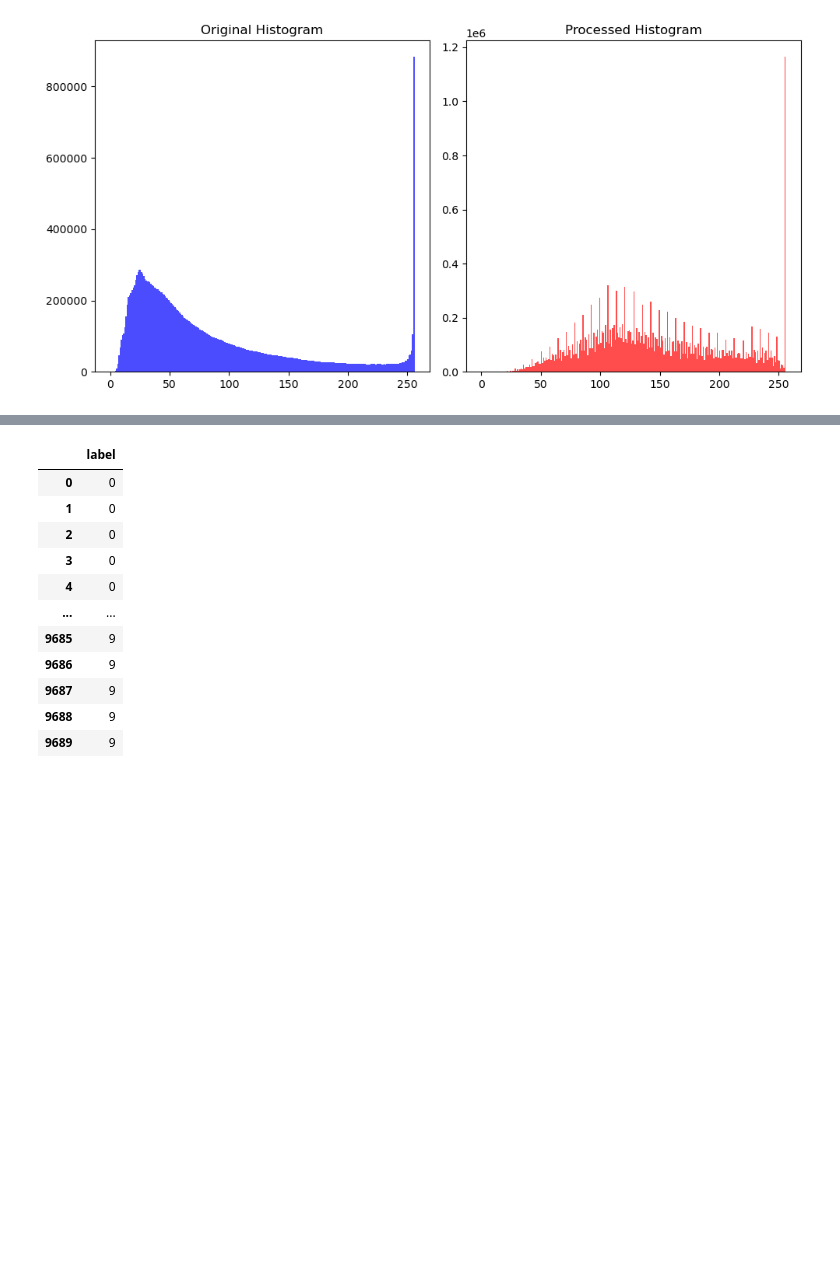
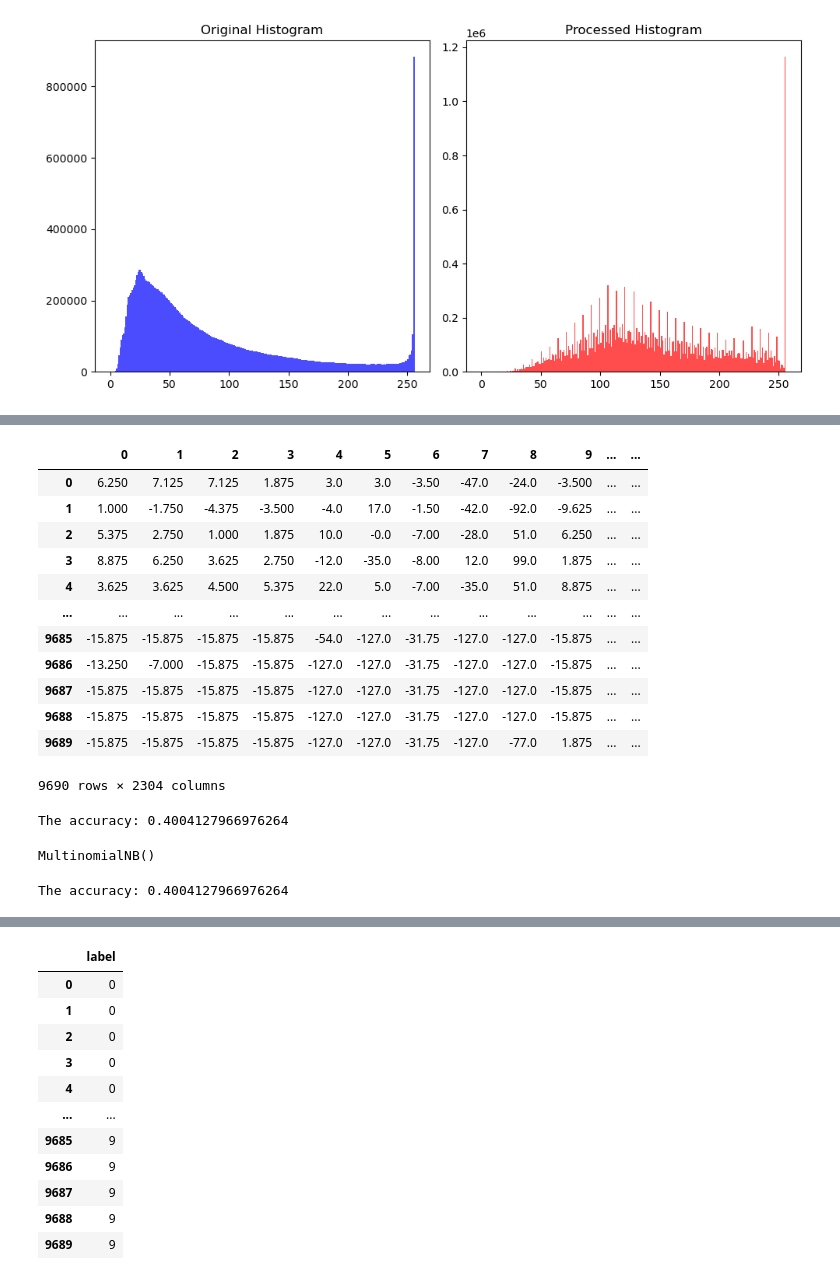
Before and after one commit to Suhail270/DMML, a Jupyter notebook: Coursework/Part 1/Models-PCA.ipynb, the cells around one changed output, grey strips where cells are left out. Saved outputs shown, nothing was run; the diff lists cells and outputs as text; code cells hidden in the pictures; blank space fills up the shorter version.

```diff
--- a/Coursework/Part 1/Models-PCA.ipynb
+++ b/Coursework/Part 1/Models-PCA.ipynb
@@ -453,0 +496,5 @@ plt.show()
+# %%
+Xmin=processed_df.min()
+Xmax=processed_df.max()
+# %%
+X = (processed_df - Xmin)/(Xmax - Xmin)
@@ -453,0 +539,16 @@ plt.show()
+# %%
+X
+# %% [output]
+|  | 0 | 1 | 2 | 3 | 4 | 5 | 6 | 7 | 8 | 9 | ... | ... |
+| 0 | 6.250 | 7.125 | 7.125 | 1.875 | 3.0 | 3.0 | -3.50 | -47.0 | -24.0 | -3.500 | ... | ... |
+| 1 | 1.000 | -1.750 | -4.375 | -3.500 | -4.0 | 17.0 | -1.50 | -42.0 | -92.0 | -9.625 | ... | ... |
+| 2 | 5.375 | 2.750 | 1.000 | 1.875 | 10.0 | -0.0 | -7.00 | -28.0 | 51.0 | 6.250 | ... | ... |
+| 3 | 8.875 | 6.250 | 3.625 | 2.750 | -12.0 | -35.0 | -8.00 | 12.0 | 99.0 | 1.875 | ... | ... |
+| 4 | 3.625 | 3.625 | 4.500 | 5.375 | 22.0 | 5.0 | -7.00 | -35.0 | 51.0 | 8.875 | ... | ... |
+| ... | ... | ... | ... | ... | ... | ... | ... | ... | ... | ... | ... | ... |
+| 9685 | -15.875 | -15.875 | -15.875 | -15.875 | -54.0 | -127.0 | -31.75 | -127.0 | -127.0 | -15.875 | ... | ... |
+| 9686 | -13.250 | -7.000 | -15.875 | -15.875 | -127.0 | -127.0 | -31.75 | -127.0 | -127.0 | -15.875 | ... | ... |
+| 9687 | -15.875 | -15.875 | -15.875 | -15.875 | -127.0 | -127.0 | -31.75 | -127.0 | -127.0 | -15.875 | ... | ... |
+| 9688 | -15.875 | -15.875 | -15.875 | -15.875 | -127.0 | -127.0 | -31.75 | -127.0 | -127.0 | -15.875 | ... | ... |
+| 9689 | -15.875 | -15.875 | -15.875 | -15.875 | -127.0 | -127.0 | -31.75 | -127.0 | -77.0 | 1.875 | ... | ... |
+9690 rows × 2304 columns
@@ -453,0 +563,6 @@ plt.show()
+# %%
+bayesPredictions = bayesClf.predict(X_test)
+bayesAcc = accuracy_score(Y_test, bayesPredictions)
+print("The accuracy:", bayesAcc)
+# %% [output]
+The accuracy: 0.4004127966976264
@@ -453,0 +575,14 @@ plt.show()
+# %%
+#processed data
+X_train_pro, X_test_pro, Y_train_pro, Y_test_pro = train_test_split(df_normalized_pro, y_train, test_size=0.3, random_state=seed_value)
+
+bayesClf = MultinomialNB()
+bayesClf.fit(X_train_pro, Y_train_pro)
+# %% [output]
+MultinomialNB()
+# %%
+bayesPredictions = bayesClf.predict(X_test_pro)
+bayesAcc = accuracy_score(Y_test_pro, bayesPredictions)
+print("The accuracy:", bayesAcc)
+# %% [output]
+The accuracy: 0.4004127966976264
```
Also changed, not shown: parts of 48 cells of this notebook.
